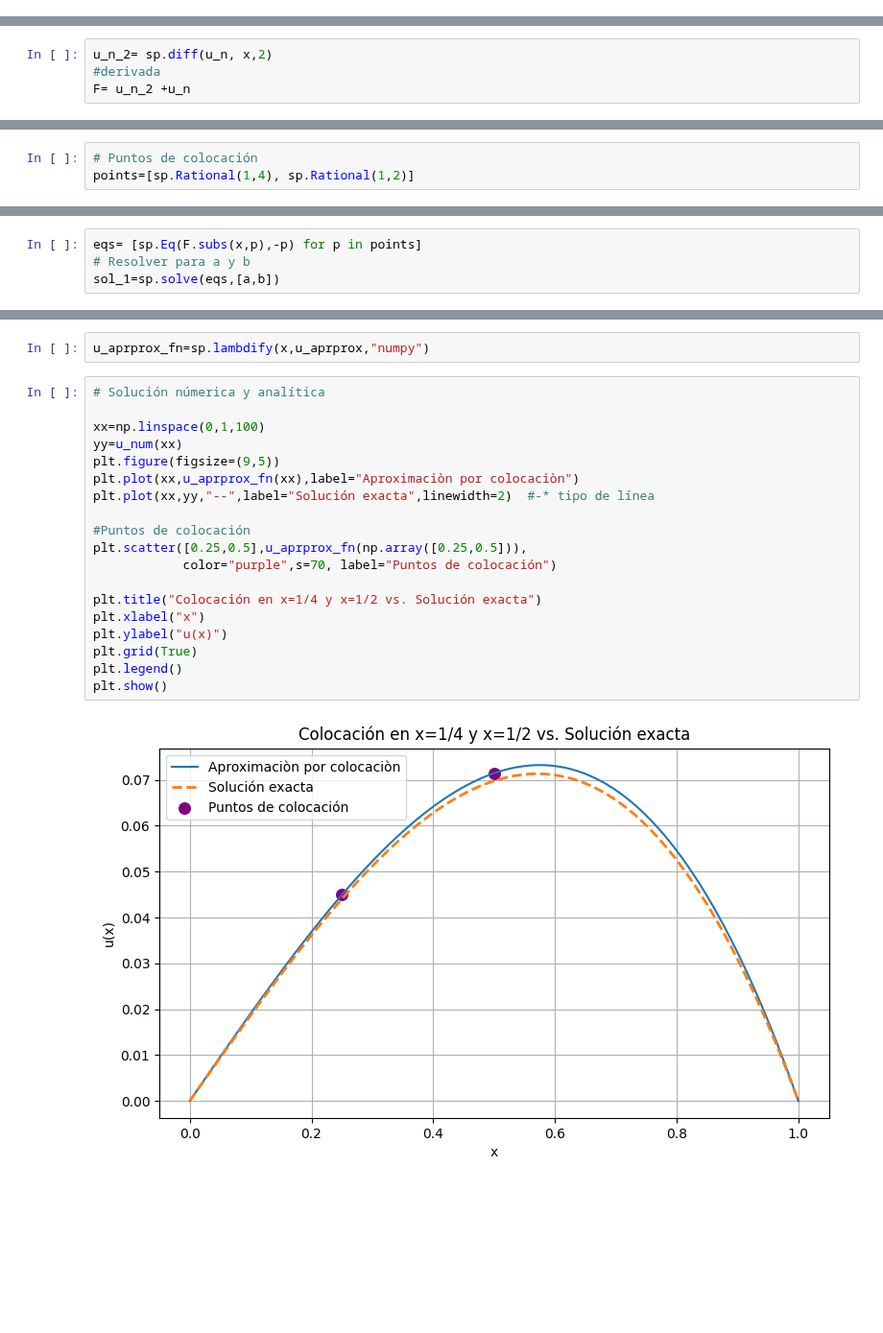
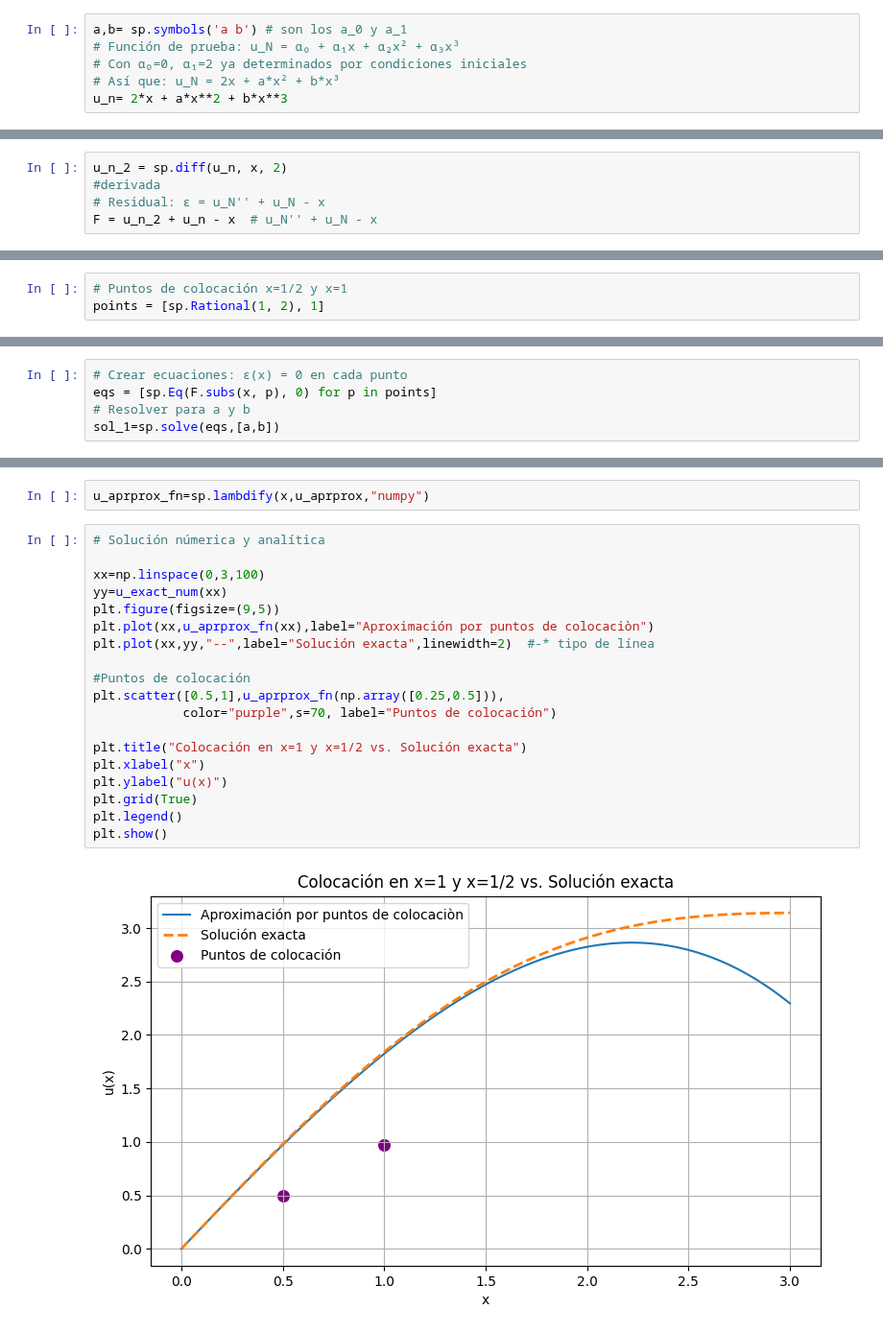
Before and after one commit to Annette-1/Ecuaciones_Diferenciales_Parciales, a Jupyter notebook: Método_de_colocación.ipynb, the cells around one changed output, grey strips where cells are left out. Shown at 96% size. Drawn from its saved outputs; the diff is of its cells as text; blank space fills up the shorter version.

```diff
--- a/Método_de_colocación.ipynb
+++ b/Método_de_colocación.ipynb
@@ -53,0 +196,6 @@ $\displaystyle a x \left(1 - x\right) + b x^{2} \left(1 - x\right)$
+# %%
+a,b= sp.symbols('a b') # son los a_0 y a_1
+# Función de prueba: u_N = α₀ + α₁x + α₂x² + α₃x³
+# Con α₀=0, α₁=2 ya determinados por condiciones iniciales
+# Así que: u_N = 2x + a*x² + b*x³
+u_n= 2*x + a*x**2 + b*x**3
@@ -54,7 +210,8 @@ $\displaystyle a x \left(1 - x\right) + b x^{2} \left(1 - x\right)$
 # %%
-u_n_2= sp.diff(u_n, x,2)
+u_n_2 = sp.diff(u_n, x, 2)
 #derivada
-F= u_n_2 +u_n
+# Residual: ε = u_N'' + u_N - x
+F = u_n_2 + u_n - x  # u_N'' + u_N - x
 # %%
 F # podemos omitir la derivada no es necesaria
 # %% [output]
@@ -62,6 +219,6 @@ $\displaystyle a x \left(1 - x\right) + b x^{2} \left(1 - x\right) - 2 \left(a +
 # %%
-# Puntos de colocación
-points=[sp.Rational(1,4), sp.Rational(1,2)]
+# Puntos de colocación x=1/2 y x=1
+points = [sp.Rational(1, 2), 1]
 # %%
 points
 # %% [output]
@@ -69,4 +226,5 @@ points
 # %%
-eqs= [sp.Eq(F.subs(x,p),-p) for p in points]
+# Crear ecuaciones: ε(x) = 0 en cada punto
+eqs = [sp.Eq(F.subs(x, p), 0) for p in points]
 # Resolver para a y b
 sol_1=sp.solve(eqs,[a,b])
@@ -104,21 +264,21 @@ u_aprprox_fn=sp.lambdify(x,u_aprprox,"numpy")
 # %%
 # Solución númerica y analítica
 
-xx=np.linspace(0,1,100)
-yy=u_num(xx)
+xx=np.linspace(0,3,100)
+yy=u_exact_num(xx)
 plt.figure(figsize=(9,5))
-plt.plot(xx,u_aprprox_fn(xx),label="Aproximaciòn por colocaciòn")
+plt.plot(xx,u_aprprox_fn(xx),label="Aproximación por puntos de colocaciòn")
 plt.plot(xx,yy,"--",label="Solución exacta",linewidth=2)  #-* tipo de línea
 
 #Puntos de colocación
-plt.scatter([0.25,0.5],u_aprprox_fn(np.array([0.25,0.5])),
+plt.scatter([0.5,1],u_aprprox_fn(np.array([0.25,0.5])),
             color="purple",s=70, label="Puntos de colocación")
 
-plt.title("Colocación en x=1/4 y x=1/2 vs. Solución exacta")
+plt.title("Colocación en x=1 y x=1/2 vs. Solución exacta")
 plt.xlabel("x")
 plt.ylabel("u(x)")
 plt.grid(True)
 plt.legend()
 plt.show()
 # %% [output]
-[figure, old version]
+[figure, new version]
```
Also changed, not shown: parts of 30 cells of this notebook.
